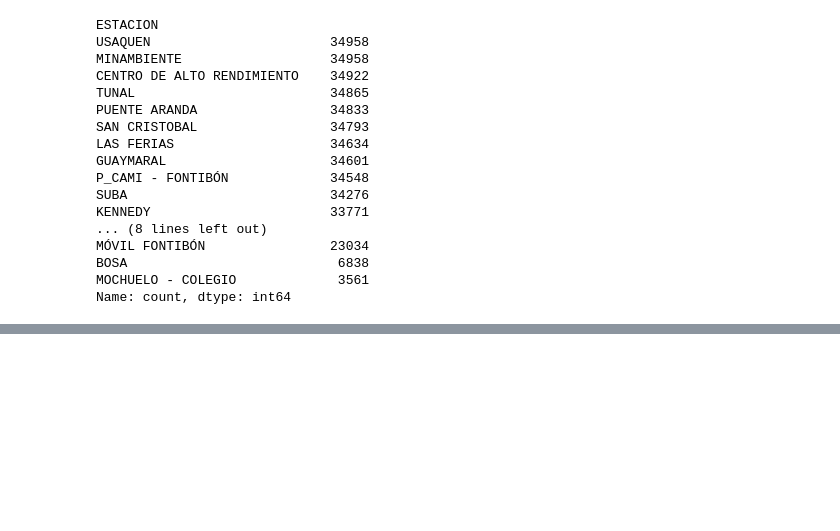
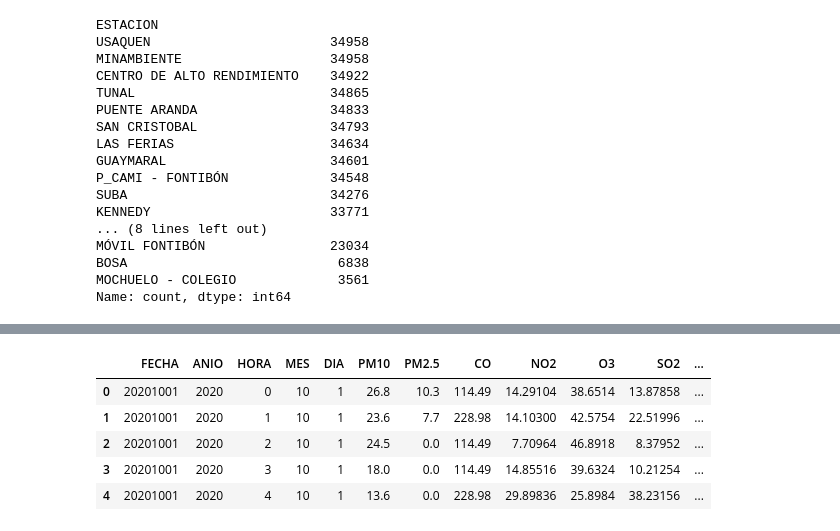
Before and after one commit to YairAndrade1/Proyecto2_BI, a Jupyter notebook: pm.ipynb, the cells around one changed output, grey strips where cells are left out. Saved outputs shown, nothing was run; the diff lists cells and outputs as text; code cells hidden in the pictures; blank space fills up the shorter version.

```diff
--- a/pm.ipynb
+++ b/pm.ipynb
@@ -336,0 +262,35 @@ df_final
+# %%
+map_estacion_localidad = {
+    "USAQUEN": "Usaquén",
+    "MINAMBIENTE": "Teusaquillo",
+    "CENTRO DE ALTO RENDIMIENTO": "Barrios Unidos",
+    "TUNAL": "Tunjuelito",
+    "PUENTE ARANDA": "Puente Aranda",
+    "SAN CRISTOBAL": "San Cristóbal",
+    "LAS FERIAS": "Engativá",
+    "GUAYMARAL": "Suba",
+    "P_CAMI - FONTIBÓN": "Fontibón",
+    "SUBA": "Suba",
+    "KENNEDY": "Kennedy",
+    "EL JAZMÍN": "Antonio Nariño",
+    "CIUDAD BOLÍVAR": "Ciudad Bolívar",
+    "MÓVIL 7MA": "Chapinero",
+    "BOSA": "Bosa",
+    "CARVAJAL - SEVILLANA": "Kennedy",
+    "COLINA": "Suba",
+    "MÓVIL FONTIBÓN": "Fontibón",
+    "BOLIVIA": "Engativá",
+    "BOGOTA RURAL - MOCHUELO": "Ciudad Bolívar",
+    "MOCHUELO - COLEGIO": "Ciudad Bolívar",
+    "\"USME\"": "Usme"
+}
+map_localidad_id = {
+    "Usaquén": 1, "Chapinero": 2, "Santa Fe": 3, "San Cristóbal": 4,
+    "Usme": 5, "Tunjuelito": 6, "Bosa": 7, "Kennedy": 8, "Fontibón": 9,
+    "Engativá": 10, "Suba": 11, "Barrios Unidos": 12, "Teusaquillo": 13,
+    "Los Mártires": 14, "Antonio Nariño": 15, "Puente Aranda": 16,
+    "La Candelaria": 17, "Rafael Uribe": 18, "Ciudad Bolívar": 19
+}
+# %%
+df_final["LOCALIDAD"] = df_final["ESTACION"].map(map_estacion_localidad)
+df_final["ID_LOCALIDAD"] = df_final["LOCALIDAD"].map(map_localidad_id)
@@ -336,0 +337,2 @@ df_final
+# %%
+df_final.drop(columns=["ESTACION"], inplace=True)
@@ -336,0 +348,9 @@ df_final
+# %%
+df_final.head()
+# %% [output]
+|  | FECHA | ANIO | HORA | MES | DIA | PM10 | PM2.5 | CO | NO2 | O3 | SO2 | ... |
+| 0 | 20201001 | 2020 | 0 | 10 | 1 | 26.8 | 10.3 | 114.49 | 14.29104 | 38.6514 | 13.87858 | ... |
+| 1 | 20201001 | 2020 | 1 | 10 | 1 | 23.6 | 7.7 | 228.98 | 14.10300 | 42.5754 | 22.51996 | ... |
+| 2 | 20201001 | 2020 | 2 | 10 | 1 | 24.5 | 0.0 | 114.49 | 7.70964 | 46.8918 | 8.37952 | ... |
+| 3 | 20201001 | 2020 | 3 | 10 | 1 | 18.0 | 0.0 | 114.49 | 14.85516 | 39.6324 | 10.21254 | ... |
+| 4 | 20201001 | 2020 | 4 | 10 | 1 | 13.6 | 0.0 | 228.98 | 29.89836 | 25.8984 | 38.23156 | ... |
```
Also changed, not shown: parts of 9 cells of this notebook, 5 other files.
